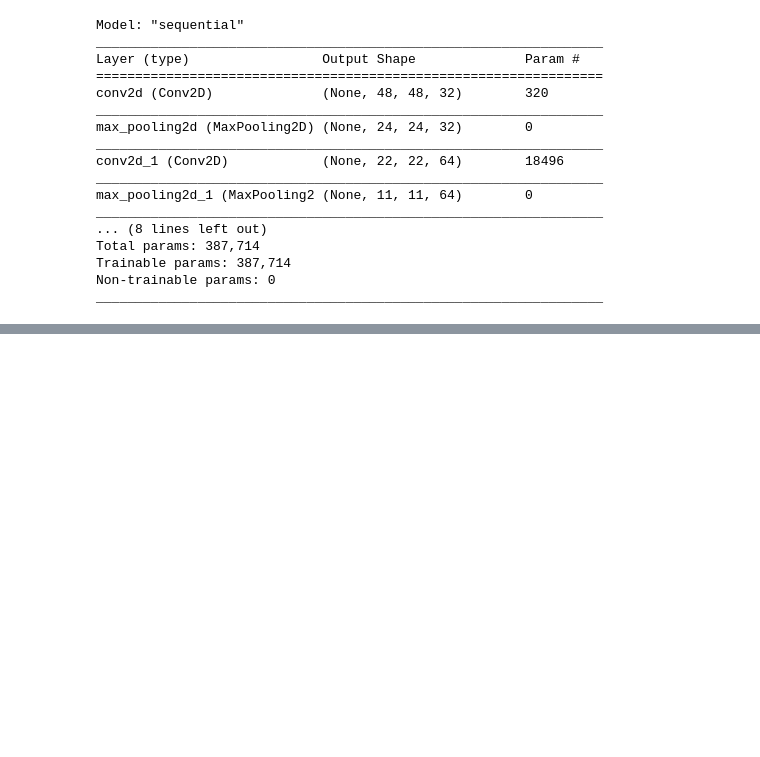
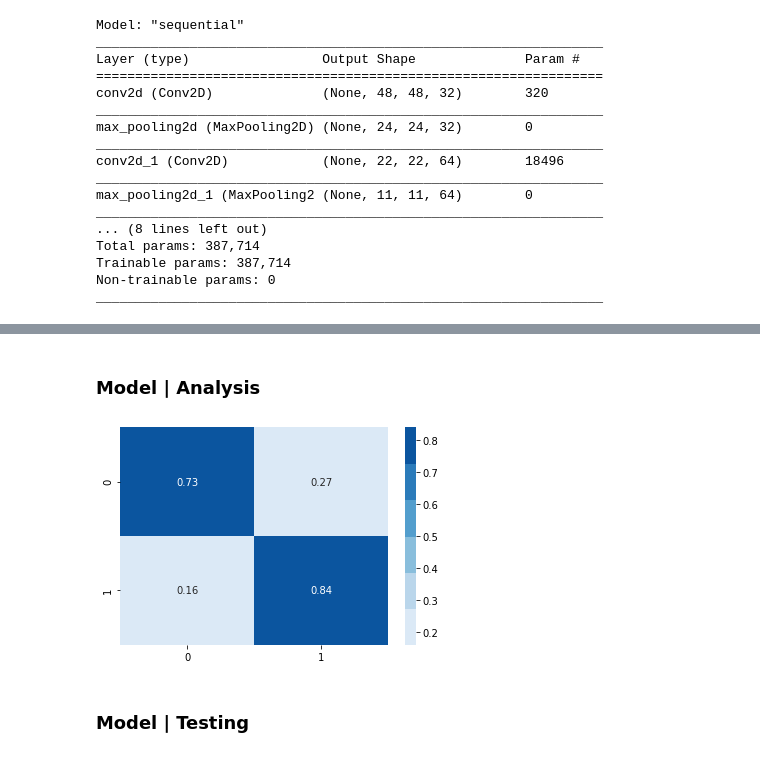
Before and after one commit to BA-Software-Development-Ed/ai-assignment-9, a Jupyter notebook: notebook.ipynb, the cells around one changed output, grey strips where cells are left out. Saved outputs shown, nothing was run; the diff lists cells and outputs as text; code cells hidden in the pictures; blank space fills up the shorter version.

```diff
--- a/notebook.ipynb
+++ b/notebook.ipynb
@@ -183 +265,17 @@ print(test_acc)
+# %% [markdown]
+### Model | Analysis
+# %%
+# ...
+numpy_test_images = np.array(test_images, dtype='float32')
+y_pred = model.predict_classes(numpy_test_images)
+conf_matrix = tf.math.confusion_matrix(labels=test_labels, predictions=y_pred).numpy()
+
+# displaying
+conf_matrix = np.around([row/sum(row) for row in conf_matrix], decimals=2)
+plot = sns.heatmap(conf_matrix, cmap=sns.color_palette("Blues"), annot=True)
+figure = plot.get_figure()
+# %% [output]
+[figure, added]
+# %% [markdown]
+### Model | Testing
 # %%
```
Also changed, not shown: parts of 30 cells of this notebook.
